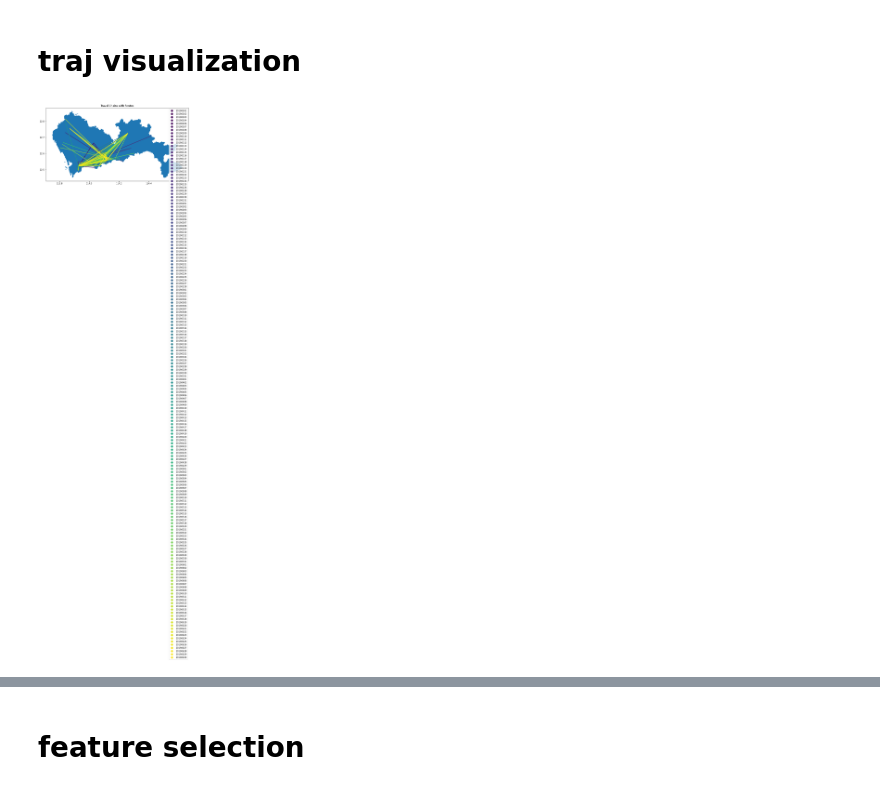
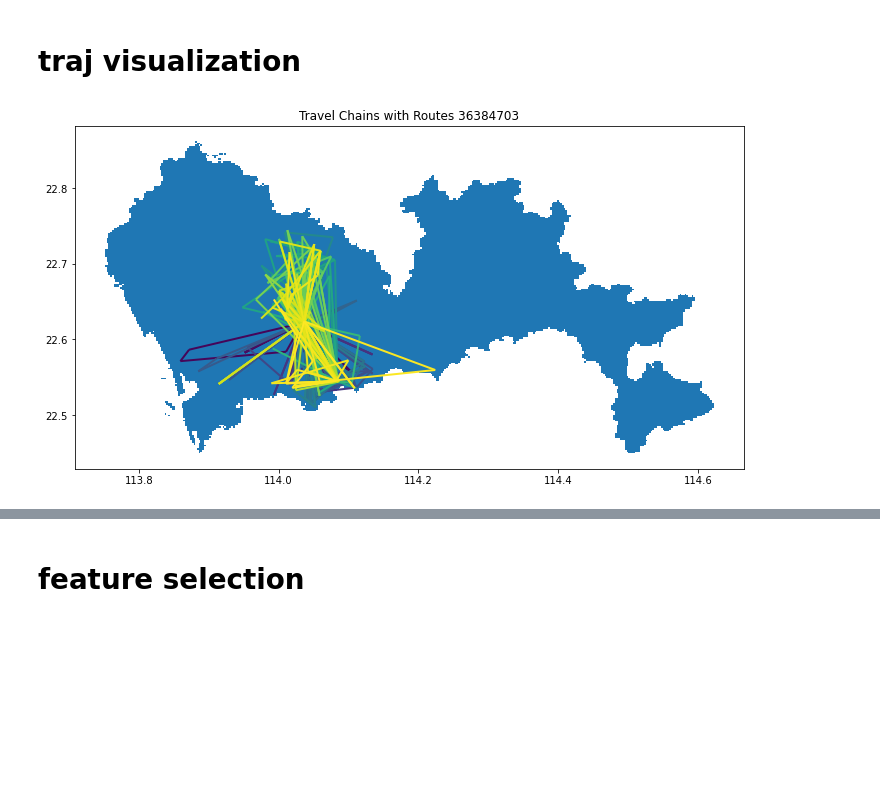
Before and after one commit to BoyangL1/sbirl-spatial-cognition, a Jupyter notebook: move_chain/traj_visual.ipynb, the cells around one changed output, grey strips where cells are left out. Cells and saved outputs as stored; diff of their text form; code cells hidden in the pictures; blank space fills up the shorter version.

```diff
--- a/move_chain/traj_visual.ipynb
+++ b/move_chain/traj_visual.ipynb
@@ -25,7 +20,7 @@ travel_chain.head(5)
 # %%
 unique_whos = travel_chain['who'].unique()
 # random_who = random.choice(unique_whos)
-random_who = 77678983
+random_who = 36384703
 one_df = travel_chain[travel_chain['who'] == random_who]
 df = one_df.dropna()
 df
@@ -118,36 +126,36 @@ for date, group in travel_chain.groupby('date'):
         start_point = (row['lambda_o'], row['phi_o'])
         end_point = (row['lambda_d'], row['phi_d'])
 
         # 创建出行链线路
         line = LineString([start_point, end_point])
 
         # 将线路添加到GeoDataFrame
         gdf_travel_chain = gdf_travel_chain.append({
             'who': row['who'],
             'date': row['date'],
             'seiqd': row['seiqd'],
             'mode': row['mode'],
             'lambda_o': row['lambda_o'],
             'phi_o': row['phi_o'],
             'lambda_d': row['lambda_d'],
             'phi_d': row['phi_d'],
             'migrt': row['migrt'],
             'geometry': line,
             'idx': idx  # 将索引列添加到GeoDataFrame
         }, ignore_index=True)
 
 gdf_travel_chain.crs = "EPSG:4326"
 gdf_travel_chain.to_file('../data/shp/before_migrt.shp')
 
 fig, ax = plt.subplots(figsize=(12, 8))
 
-gdf_travel_chain.plot(ax=ax, column='date', cmap='viridis', linewidth=2, legend=True)
+gdf_travel_chain.plot(ax=ax, column='date', cmap='viridis', linewidth=2, legend=False)
 grid_gdf.plot(ax=ax)
-plt.title('Travel Chains with Routes')
+plt.title('Travel Chains with Routes {}'.format(random_who))
 
 plt.show()
 # %% [output]
-[figure, old version]
+[figure, new version]
 # %%
 # 读取出行链数据
 travel_chain = df_after_migrt
```
Also changed, not shown: parts of 10 cells of this notebook, 5 other files.
